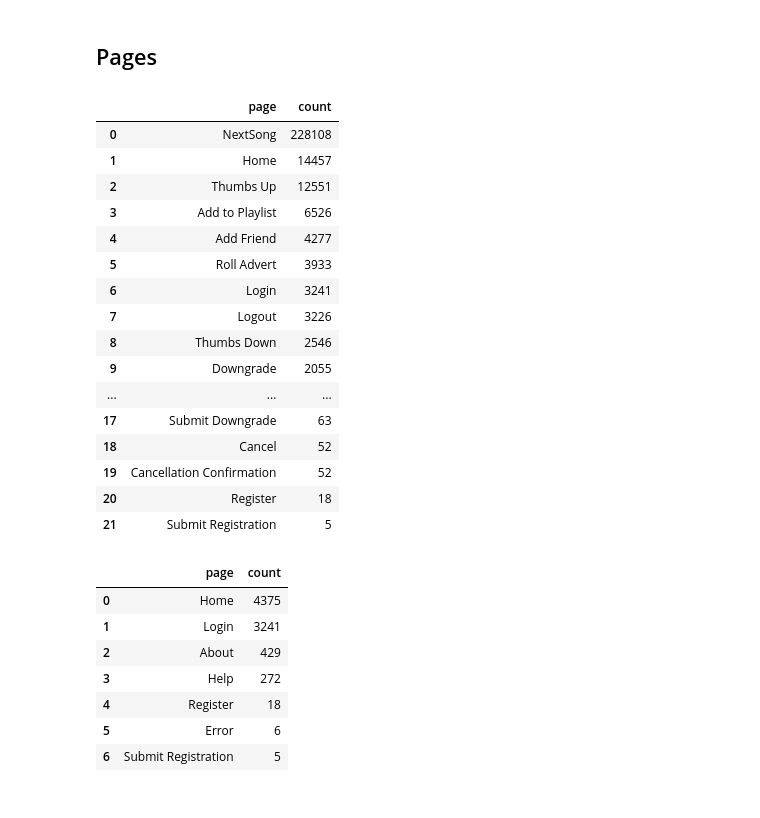
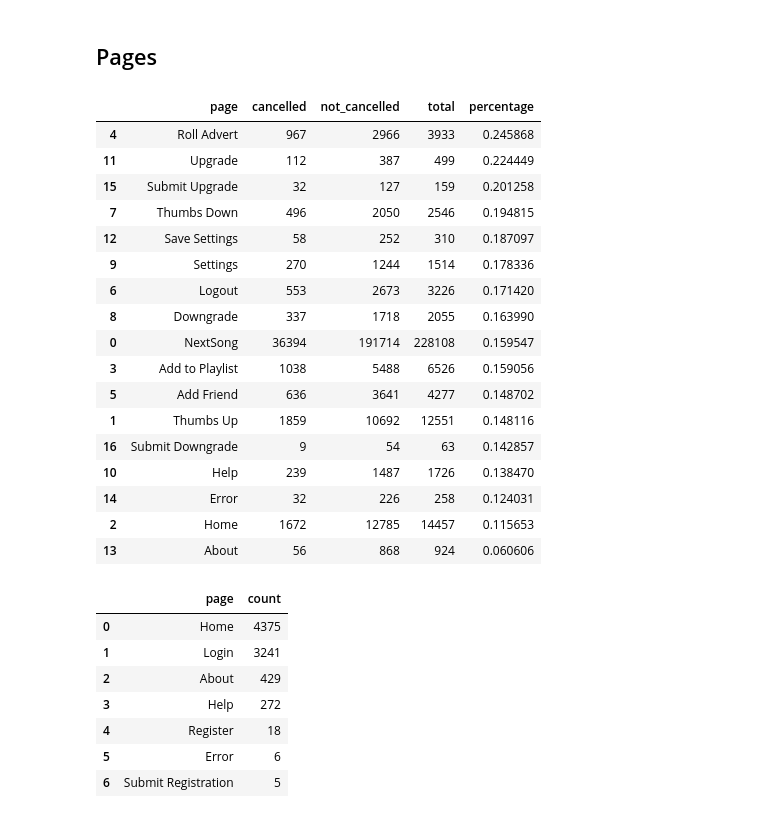
Before and after one commit to fletcherjacob/churn_project, a Jupyter notebook: spotify_churn.ipynb, the cells around one changed output. Saved outputs shown, nothing was run; the diff lists cells and outputs as text; code cells hidden in the pictures.

```diff
--- a/spotify_churn.ipynb
+++ b/spotify_churn.ipynb
@@ -511,25 +496,58 @@ user_by_state
 # %% [markdown]
 ## Pages
-# %%
-psdf.groupBy("page").count().orderBy(col("count").desc()).toPandas()
-# %% [output]
-|  | page | count |
-| 0 | NextSong | 228108 |
-| 1 | Home | 14457 |
-| 2 | Thumbs Up | 12551 |
-| 3 | Add to Playlist | 6526 |
-| 4 | Add Friend | 4277 |
-| 5 | Roll Advert | 3933 |
-| 6 | Login | 3241 |
-| 7 | Logout | 3226 |
-| 8 | Thumbs Down | 2546 |
-| 9 | Downgrade | 2055 |
-| ... | ... | ... |
-| 17 | Submit Downgrade | 63 |
-| 18 | Cancel | 52 |
-| 19 | Cancellation Confirmation | 52 |
-| 20 | Register | 18 |
-| 21 | Submit Registration | 5 |
+# %%
+cancel_pages_df = (
+    psdf.filter(col("cancel_flag") == 1)
+    .groupBy("page")
+    .count()
+    .orderBy(col("count").desc())
+    .toPandas()
+)
+
+non_cancel_pages_df = (
+    psdf.filter(col("cancel_flag") == 0)
+    .groupBy("page")
+    .count()
+    .orderBy(col("count").desc())
+    .toPandas()
+)
+
+
+pages_df = pd.merge(cancel_pages_df,non_cancel_pages_df, on = 'page')
+
+pages_df.rename(columns= \
+                {
+                    'count_x' :'cancelled',
+                    'count_y' : 'not_cancelled'
+                }
+                ,inplace=True
+                )
+
+
+
+pages_df['total'] = pages_df['cancelled'] + pages_df['not_cancelled']
+pages_df['percentage'] = pages_df['cancelled'] / pages_df['total']
+
+pages_df.sort_values(by = 'percentage', ascending = False)
+# %% [output]
+|  | page | cancelled | not_cancelled | total | percentage |
+| 4 | Roll Advert | 967 | 2966 | 3933 | 0.245868 |
+| 11 | Upgrade | 112 | 387 | 499 | 0.224449 |
+| 15 | Submit Upgrade | 32 | 127 | 159 | 0.201258 |
+| 7 | Thumbs Down | 496 | 2050 | 2546 | 0.194815 |
+| 12 | Save Settings | 58 | 252 | 310 | 0.187097 |
+| 9 | Settings | 270 | 1244 | 1514 | 0.178336 |
+| 6 | Logout | 553 | 2673 | 3226 | 0.171420 |
+| 8 | Downgrade | 337 | 1718 | 2055 | 0.163990 |
+| 0 | NextSong | 36394 | 191714 | 228108 | 0.159547 |
+| 3 | Add to Playlist | 1038 | 5488 | 6526 | 0.159056 |
+| 5 | Add Friend | 636 | 3641 | 4277 | 0.148702 |
+| 1 | Thumbs Up | 1859 | 10692 | 12551 | 0.148116 |
+| 16 | Submit Downgrade | 9 | 54 | 63 | 0.142857 |
+| 10 | Help | 239 | 1487 | 1726 | 0.138470 |
+| 14 | Error | 32 | 226 | 258 | 0.124031 |
+| 2 | Home | 1672 | 12785 | 14457 | 0.115653 |
+| 13 | About | 56 | 868 | 924 | 0.060606 |
 # %%
 null_user = psdf.filter(col("userId").isNull())
 null_user.groupBy("page").count().orderBy(col("count").desc()).toPandas()
```
Also changed, not shown: parts of 5 cells of this notebook.
